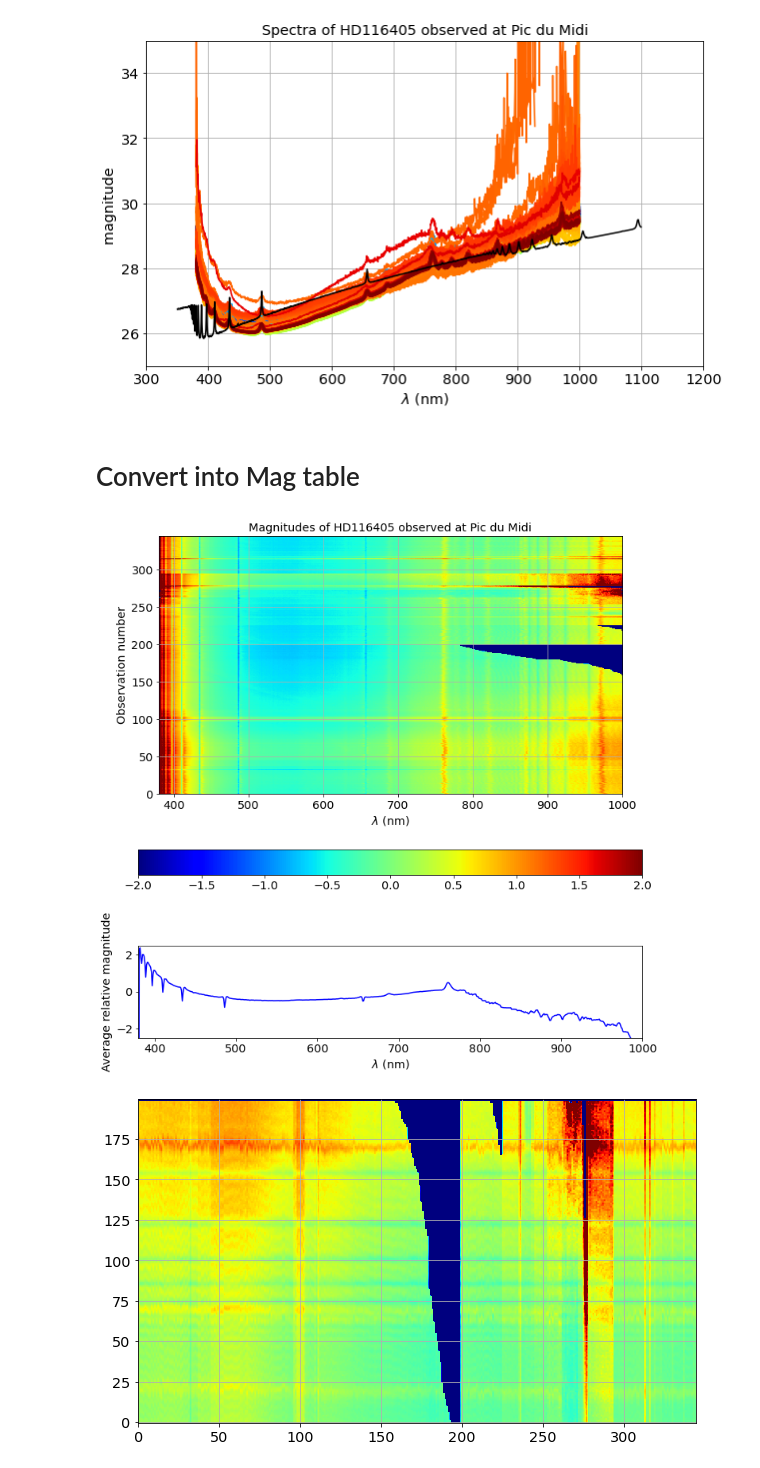
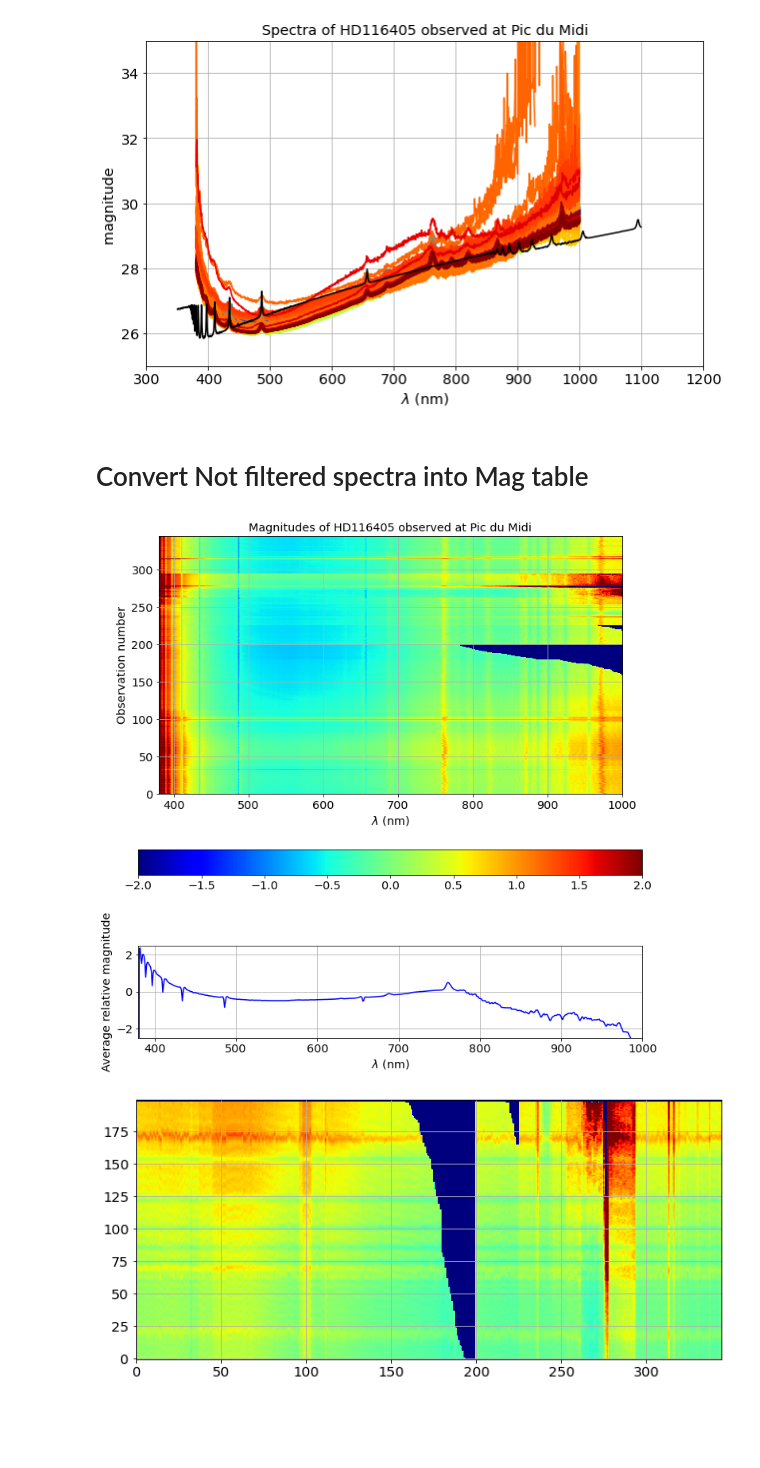
Before and after one commit to sylvielsstfr/PhotomCorrectAuxTel, a Jupyter notebook: analysis/MLfit_gp_data/ViewPDMData.ipynb, the cells around one changed output. Drawn from its saved outputs; the diff is of its cells as text; code cells hidden in the pictures; blank space fills up the shorter version.

```diff
--- a/analysis/MLfit_gp_data/ViewPDMData.ipynb
+++ b/analysis/MLfit_gp_data/ViewPDMData.ipynb
@@ -336,7 +375,7 @@ ax.set_ylim(25,35)
 (25.0, 35.0)
 [figure]
 # %% [markdown]
-# Convert into Mag table
+# Convert Not filtered spectra into Mag table
 # %%
 WL,Mags= ConvertToImage(all_df,WLMIN= WLMINSEL ,WLMAX= WLMAXSEL )
 # %%
@@ -369,14 +408,17 @@ ax2.plot(WL,Y,"b-")
 ax2.set_ylim(-2.5,2.5)
 ax2.set_xlabel("$\lambda$ (nm)")
 ax2.set_ylabel("Average relative magnitude")
+ax2.grid()
 plt.tight_layout()
 # %% [output]
-[figure, old version]
+[figure, new version]
 # %%
-plt.imshow(MagsRef[:,-200:].T,origin="lower",norm=norm,cmap="jet")
-plt.grid()
+fig=plt.figure(figsize=(11,5))
+ax=fig.add_subplot(111)
+ax.imshow(MagsRef[:,-200:].T,origin="lower",norm=norm,cmap="jet",aspect="auto")
+ax.grid()
 # %% [output]
-[figure, old version]
+[figure, new version]
 # %%
 profileY=np.average(MagsRef[:,-200:],axis=1)
 # %%
```
Also changed, not shown: parts of 20 cells of this notebook.
